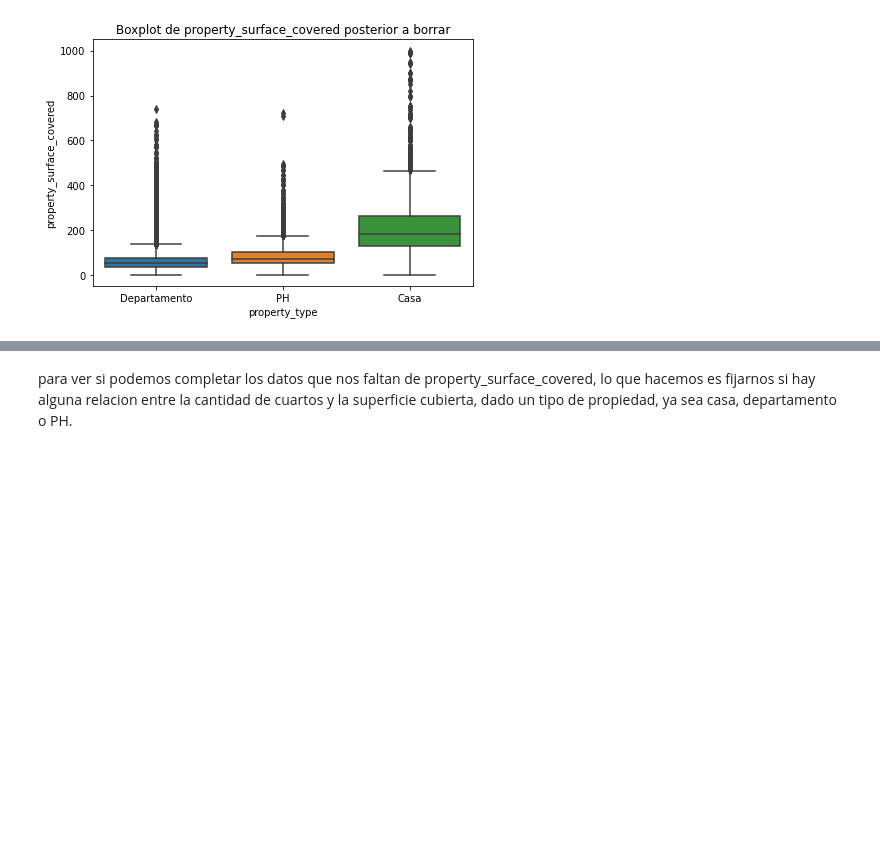
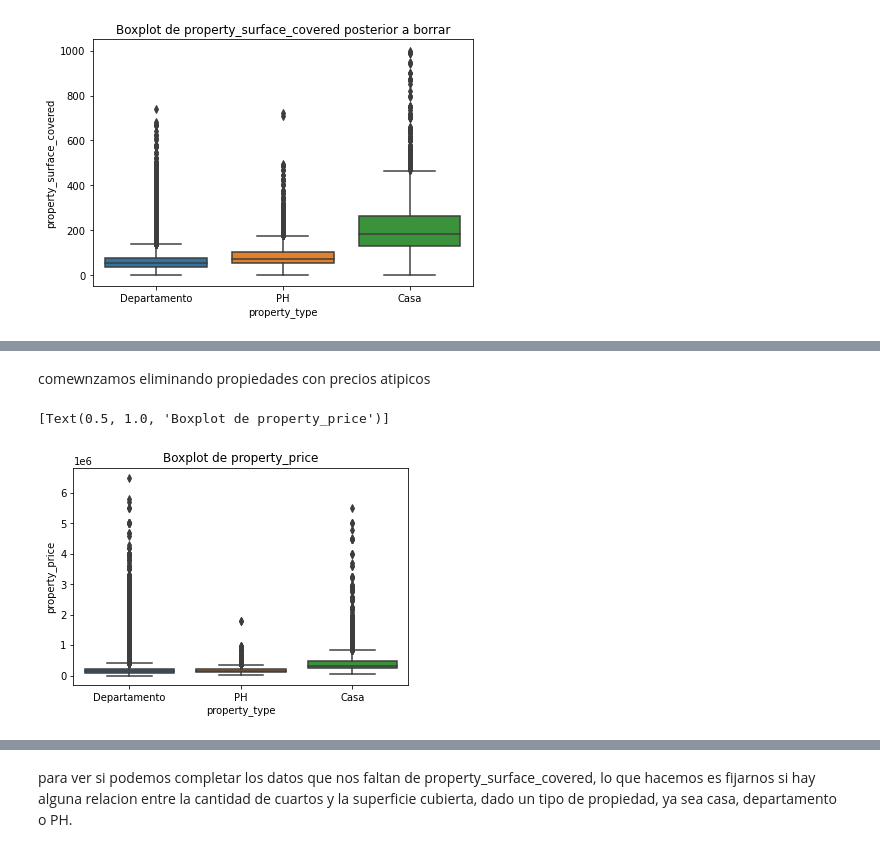
Before and after one commit to iankvdh/Organizacion-de-Datos-2C2022-GRUPO22, a Jupyter notebook: 7506R_TP1_GRUPO22_ENTREGA.ipynb, the cells around one changed output, grey strips where cells are left out. Saved outputs shown, nothing was run; the diff lists cells and outputs as text; code cells hidden in the pictures; blank space fills up the shorter version.

```diff
--- a/7506R_TP1_GRUPO22_ENTREGA.ipynb
+++ b/7506R_TP1_GRUPO22_ENTREGA.ipynb
@@ -802,0 +896,8 @@ sns.boxplot(x=viviendas_caba_train.property_type, y=viviendas_caba_train.propert
+# %% [markdown]
+comewnzamos eliminando propiedades con precios atipicos
+# %%
+viviendas_caba_train.drop(viviendas_caba_train[(viviendas_caba_train.property_price > 7000000)].index, axis=0, inplace=True)
+sns.boxplot(x=viviendas_caba_train.property_type, y=viviendas_caba_train.property_price).set(title = 'Boxplot de property_price' )
+# %% [output]
+[Text(0.5, 1.0, 'Boxplot de property_price')]
+[figure, added]
```
Also changed, not shown: parts of 103 cells of this notebook.
